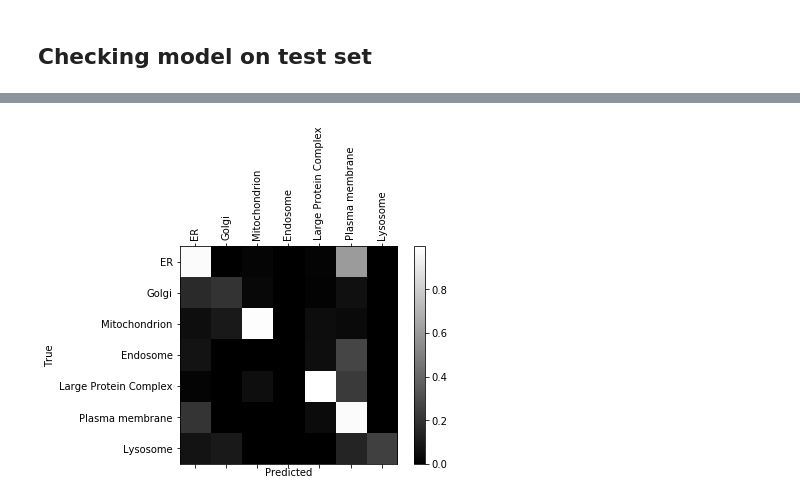
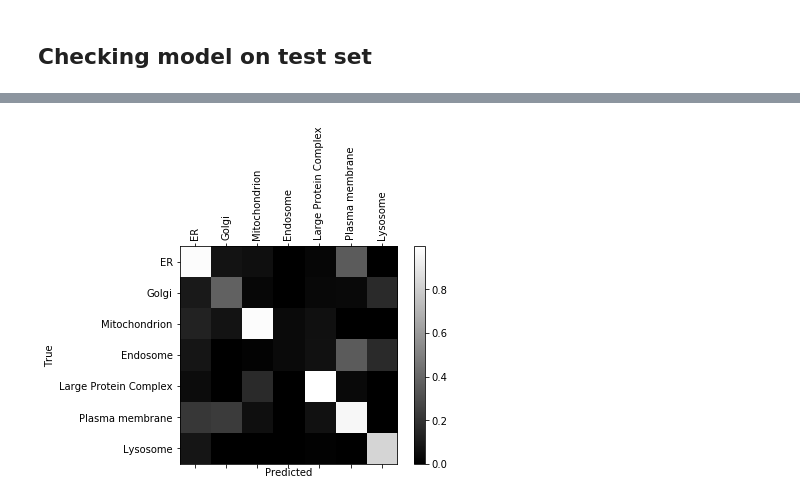
Before and after one commit to JulieRojas/Protein_Localisation_ML, a Jupyter notebook: Compartment_prediction/7Compartments_added_features/7_Compartments_with_attention.ipynb, the cells around one changed output, grey strips where cells are left out. Saved outputs shown, nothing was run; the diff lists cells and outputs as text; code cells hidden in the pictures.

```diff
--- a/Compartment_prediction/7Compartments_added_features/7_Compartments_with_attention.ipynb
+++ b/Compartment_prediction/7Compartments_added_features/7_Compartments_with_attention.ipynb
@@ -644,5 +700,14 @@ y_test_OH = convert_to_one_hot(y_test_indices, C = tot_cat)
 x_test = test["Sequence"].copy()
 x_test_indices = seq_to_indices(x_test, aa_to_int, max_len)
 x_test_pad = sequence.pad_sequences(x_test_indices, maxlen=max_len, value=aa_to_int["*"])
+
+test_helix = test["Topology Seq"]
+test_signalP = test["Signal Peptide Seq"]
+
+test_helix = convert_to_list(test_helix)
+test_signalP = convert_to_list(test_signalP)
+
+test_helix_pad = sequence.pad_sequences(test_helix, maxlen=max_len, value=0)
+test_signalP_pad = sequence.pad_sequences(test_signalP, maxlen=max_len, value=0)
 # %%
 model = load_model('models/model1_weights.hdf5')
@@ -656,20 +721,20 @@ Test accuracy: 0.7588555812835693
 # %%
-y_pred_test = model.predict(x_test_pad)
+y_pred_test = model.predict([x_test_pad, test_helix_pad, test_signalP_pad])
 y_pred_indices_test = OH_to_label_indices(y_pred_test)
 y_pred_label_test = indices_to_cat(y_pred_indices_test)
 
 conf_mx = confusion_matrix(y_test, y_pred_label_test, labels=cat)
 
 fig = plt.figure()
 ax = fig.add_subplot(111)
 cax = ax.matshow(conf_mx / (conf_mx.max(axis=1)+1), cmap=plt.cm.gray)
 fig.colorbar(cax)
 ax.xaxis.set_major_locator(MultipleLocator(1))
 ax.yaxis.set_major_locator(MultipleLocator(1))
 ax.set_xticklabels([''] + cat,  rotation='vertical')
 ax.set_yticklabels([''] + cat)
 plt.xlabel('Predicted')
 plt.ylabel('True')
 plt.show()
 # %% [output]
-[figure, old version]
+[figure, new version]
```
Also changed, not shown: parts of 36 cells of this notebook, 2 other files.
